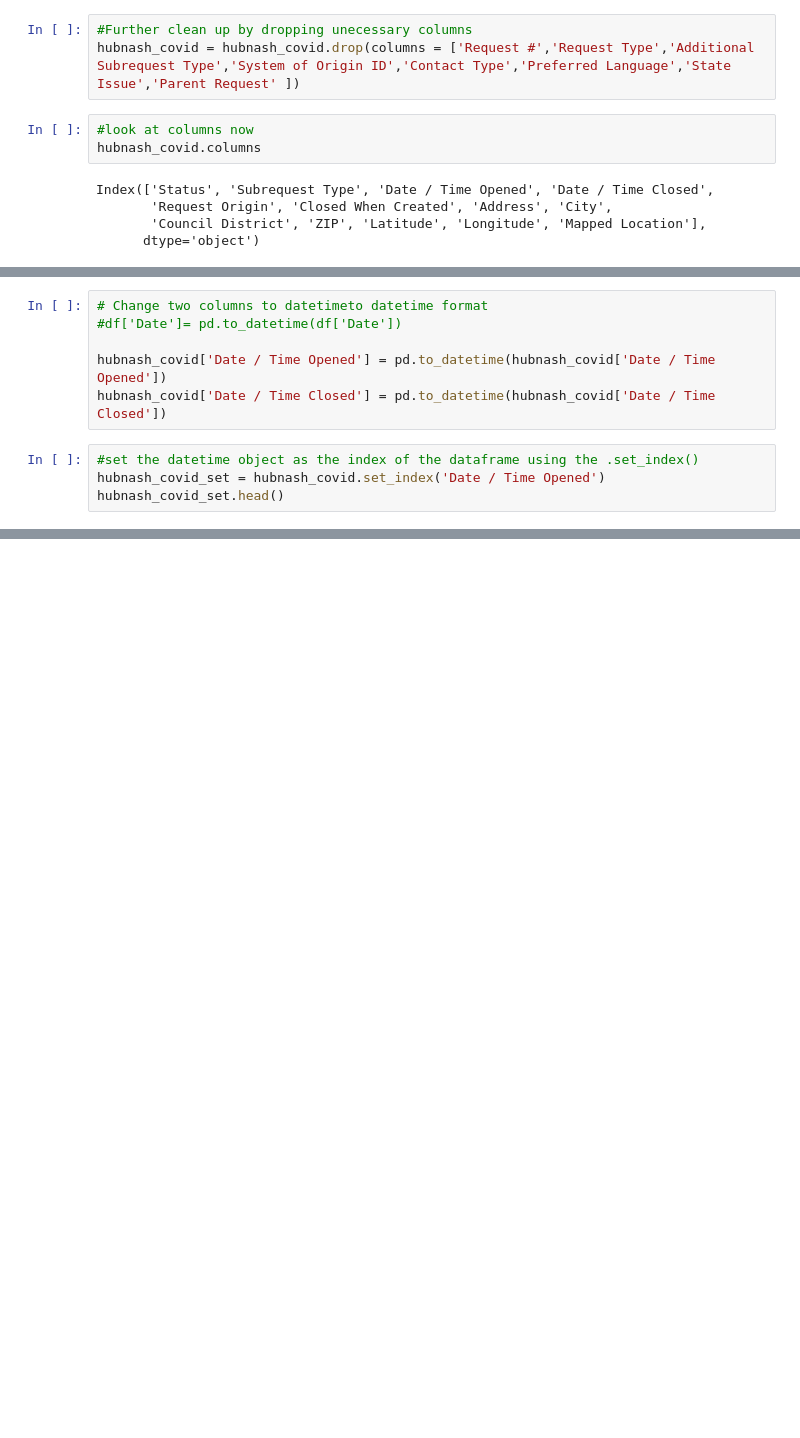
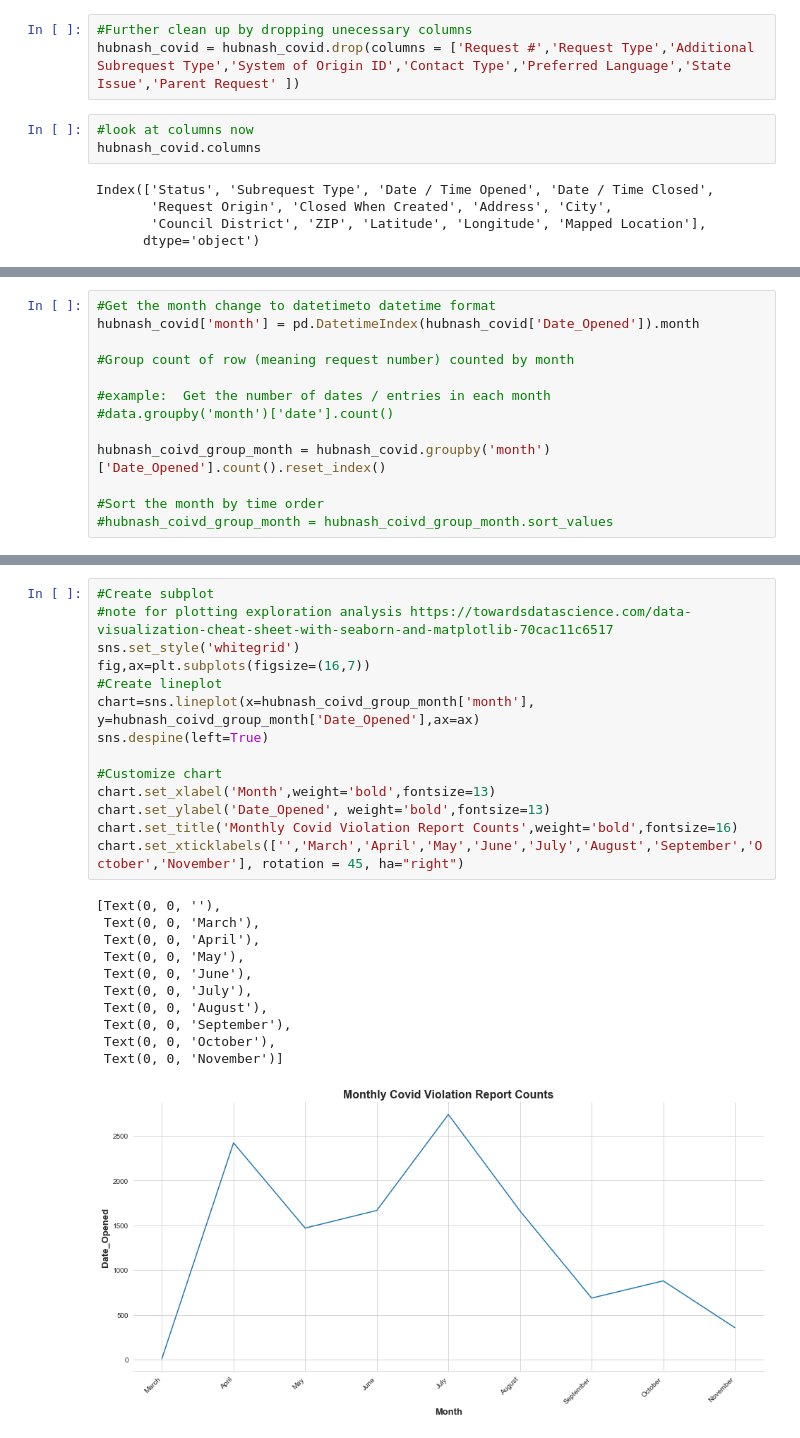
Before and after one commit to NSS-Data-Analytics-Cohort-3/nashville-covid-typhoid_turtles, a Jupyter notebook: notebooks/Covid-Violation-Analysis.ipynb, the cells around one changed output, grey strips where cells are left out. Cells and saved outputs as stored; diff of their text form; blank space fills up the shorter version.

```diff
--- a/notebooks/Covid-Violation-Analysis.ipynb
+++ b/notebooks/Covid-Violation-Analysis.ipynb
@@ -153,10 +155,0 @@ hubnash_covid
-# %%
-# Change two columns to datetimeto datetime format
-#df['Date']= pd.to_datetime(df['Date'])
-
-hubnash_covid['Date / Time Opened'] = pd.to_datetime(hubnash_covid['Date / Time Opened'])
-hubnash_covid['Date / Time Closed'] = pd.to_datetime(hubnash_covid['Date / Time Closed'])
-# %%
-#set the datetime object as the index of the dataframe using the .set_index()
-hubnash_covid_set = hubnash_covid.set_index('Date / Time Opened')
-hubnash_covid_set.head()
@@ -274,0 +156,13 @@ plt.plot(months_counts.sort_values('month').month, months_counts.covid_violation
+# %%
+#Get the month change to datetimeto datetime format
+hubnash_covid['month'] = pd.DatetimeIndex(hubnash_covid['Date_Opened']).month
+
+#Group count of row (meaning request number) counted by month
+
+#example:  Get the number of dates / entries in each month
+#data.groupby('month')['date'].count()
+
+hubnash_coivd_group_month = hubnash_covid.groupby('month')['Date_Opened'].count().reset_index()
+
+#Sort the month by time order
+#hubnash_coivd_group_month = hubnash_coivd_group_month.sort_values
@@ -274,0 +188,26 @@ plt.plot(months_counts.sort_values('month').month, months_counts.covid_violation
+# %%
+#Create subplot
+#note for plotting exploration analysis https://towardsdatascience.com/data-visualization-cheat-sheet-with-seaborn-and-matplotlib-70cac11c6517
+sns.set_style('whitegrid')
+fig,ax=plt.subplots(figsize=(16,7))
+#Create lineplot
+chart=sns.lineplot(x=hubnash_coivd_group_month['month'], y=hubnash_coivd_group_month['Date_Opened'],ax=ax)
+sns.despine(left=True)
+
+#Customize chart
+chart.set_xlabel('Month',weight='bold',fontsize=13)
+chart.set_ylabel('Date_Opened', weight='bold',fontsize=13)
+chart.set_title('Monthly Covid Violation Report Counts',weight='bold',fontsize=16)
+chart.set_xticklabels(['','March','April','May','June','July','August','September','October','November'], rotation = 45, ha="right")
+# %% [output]
+[Text(0, 0, ''),
+ Text(0, 0, 'March'),
+ Text(0, 0, 'April'),
+ Text(0, 0, 'May'),
+ Text(0, 0, 'June'),
+ Text(0, 0, 'July'),
+ Text(0, 0, 'August'),
+ Text(0, 0, 'September'),
+ Text(0, 0, 'October'),
+ Text(0, 0, 'November')]
+[figure, added]
```
Also changed, not shown: parts of 20 cells of this notebook.
